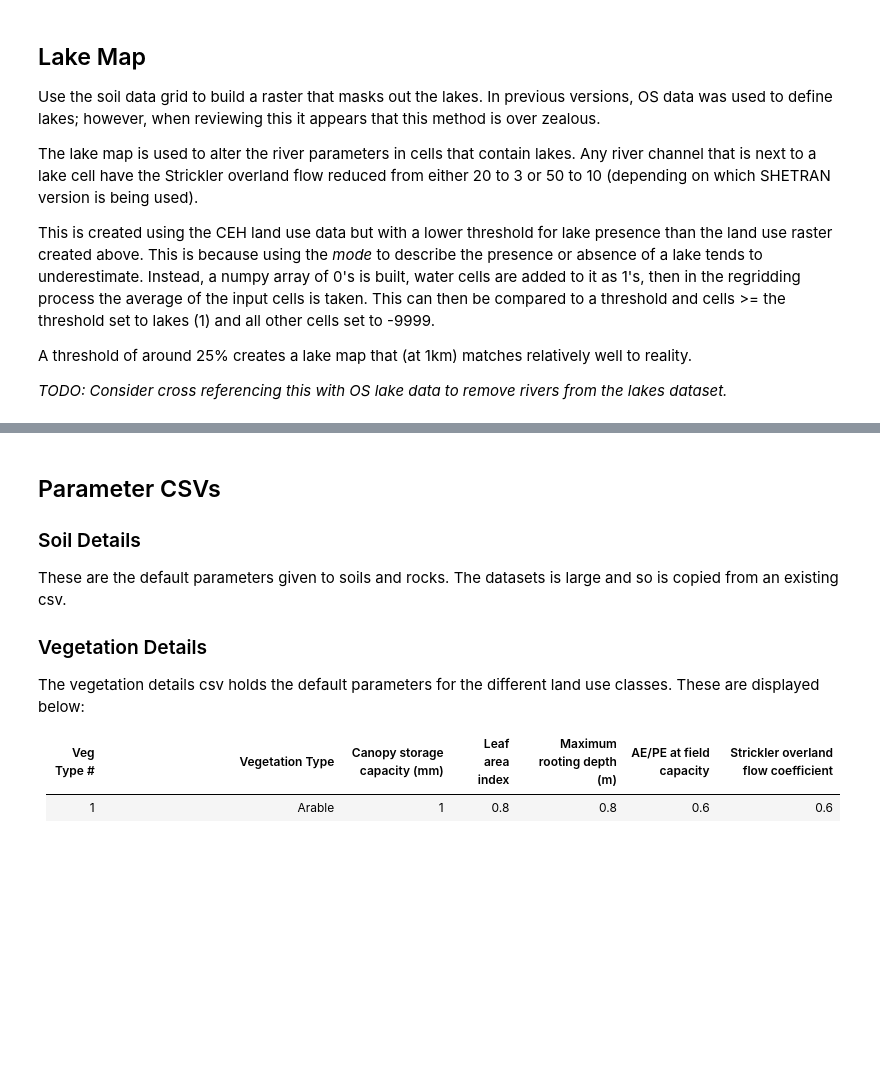
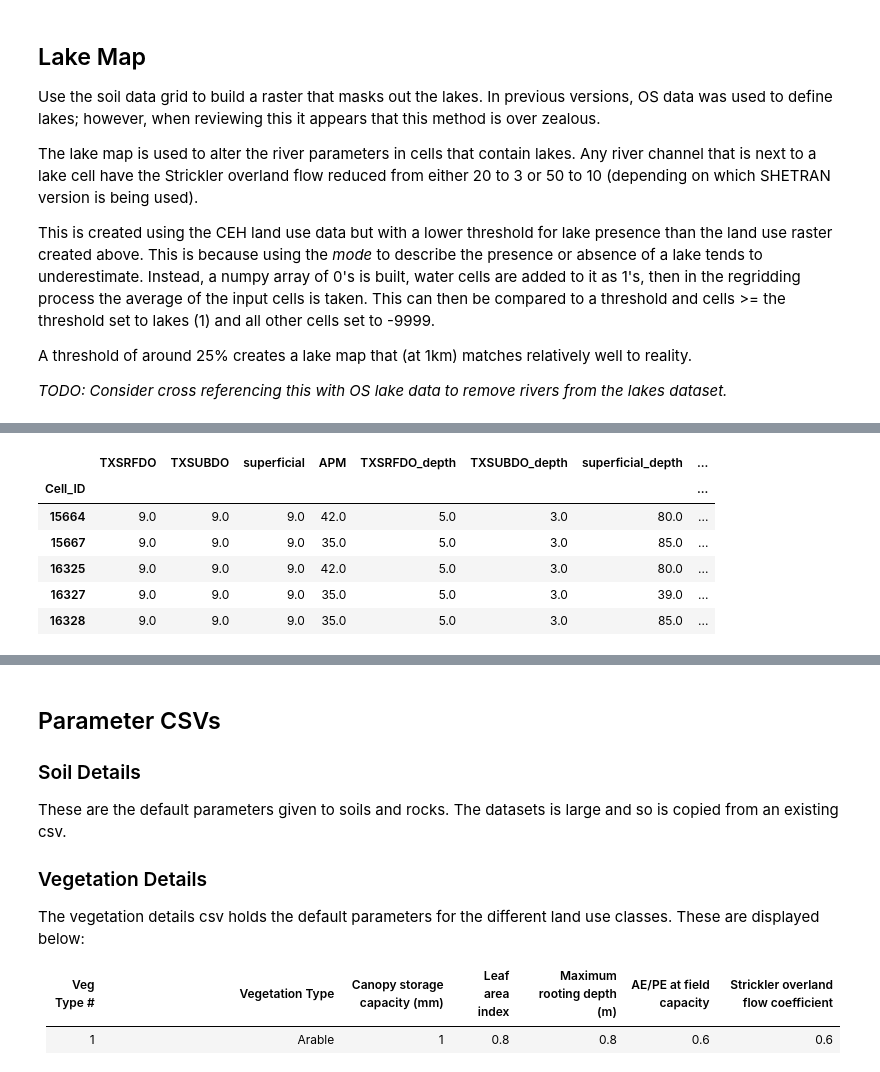
Before and after one commit to henry-rong/SHETRAN-UK-Generic-Catchment-Setup-Scripts, a Jupyter notebook: Create SHETRAN Raster Data.ipynb, the cells around one changed output, grey strips where cells are left out. Saved outputs shown, nothing was run; the diff lists cells and outputs as text; code cells hidden in the pictures; blank space fills up the shorter version.

```diff
--- a/Create SHETRAN Raster Data.ipynb
+++ b/Create SHETRAN Raster Data.ipynb
@@ -498,0 +904,19 @@ This data was originally taken at a 1km resolution. The first iteration of this
+# %%
+# 3. Apply the function, adding the mask IDs to a dataframe, with a column for the value in each of the sampled rasters. Include both the soil type and soil depth datasets. Add and remove these to build the soil column of your dreams.
+# This is quite slow, but works nicely.
+data_folder = os.path.join(root, 'Processed Data', 'Soil_column_datasets')
+
+data_layers = {
+    'TXSRFDO': os.path.join(data_folder, data_folder, 'TXSRFDO Raster 1000m.asc'),
+    'TXSUBDO': os.path.join(data_folder, data_folder, 'TXSUBDO Raster 1000m.asc'),
+    'superficial': os.path.join(data_folder, data_folder, 'UK_625k_SUPERFICIAL_Geology_Polygons Raster 1000m.asc'),
+    'APM': os.path.join(data_folder, data_folder, 'HydrogeologyUK_IoM_v5 Raster 1000m.asc'),
+
+    'TXSRFDO_depth': os.path.join(data_folder, 'TXDEPCHG Raster 1000m.asc'),
+    'TXSUBDO_depth': os.path.join(data_folder, 'DR Raster 1000m.asc'),
+    'superficial_depth': os.path.join(data_folder, 'BGS_SDTM_1km Raster 1000m.asc'),
+    # basement (e.g. APM) depth set later.
+}
+
+mask_path = os.path.join(data_folder, f'Empty_Soil_Column_Mask_{resolution_output}m.asc')
+df = sample_raster_to_mask_df(mask_path, data_layers)
@@ -498,0 +931,33 @@ This data was originally taken at a 1km resolution. The first iteration of this
+# %%
+# 4. Check that each mask cell (row) contains the required layers, remove if not:
+
+# For each row, check whether the required columns contain 'nan' strings and remove them if they do not:
+# This is a good way of reducing the data to just the extent of the area you're interested in (i.e. setting all of the sea around the UK to -9999).
+required_columns = ['TXSRFDO', 'APM']
+
+for column in required_columns:
+
+    # Get the rows IDs to be removed:
+    remove = df[df[column]== -9999].index
+
+    # Drop these rows from the dataframe:
+    df = df[~df.index.isin(remove)]
+
+# Later you will want to crop down the mask to remove these unnecessary IDs (set the to -9999).
+# %%
+# 5. Add some columns with IDs that can be used to extract notes from the layers:
+# Add some columns to hold notes, these use the same lookups keys as the soil details:
+df['TXSRFDO_notes'] = df['TXSRFDO']
+df['TXSUBDO_notes'] = df['TXSUBDO']
+df['superficial_notes'] = df['superficial']
+df['APM_notes'] = df['APM']
+
+df.head(5)
+# %% [output]
+|  | TXSRFDO | TXSUBDO | superficial | APM | TXSRFDO_depth | TXSUBDO_depth | superficial_depth | ... |
+| Cell_ID |  |  |  |  |  |  |  | ... |
+| 15664 | 9.0 | 9.0 | 9.0 | 42.0 | 5.0 | 3.0 | 80.0 | ... |
+| 15667 | 9.0 | 9.0 | 9.0 | 35.0 | 5.0 | 3.0 | 85.0 | ... |
+| 16325 | 9.0 | 9.0 | 9.0 | 42.0 | 5.0 | 3.0 | 80.0 | ... |
+| 16327 | 9.0 | 9.0 | 9.0 | 35.0 | 5.0 | 3.0 | 39.0 | ... |
+| 16328 | 9.0 | 9.0 | 9.0 | 35.0 | 5.0 | 3.0 | 85.0 | ... |
```
Also changed, not shown: parts of 34 cells of this notebook.
